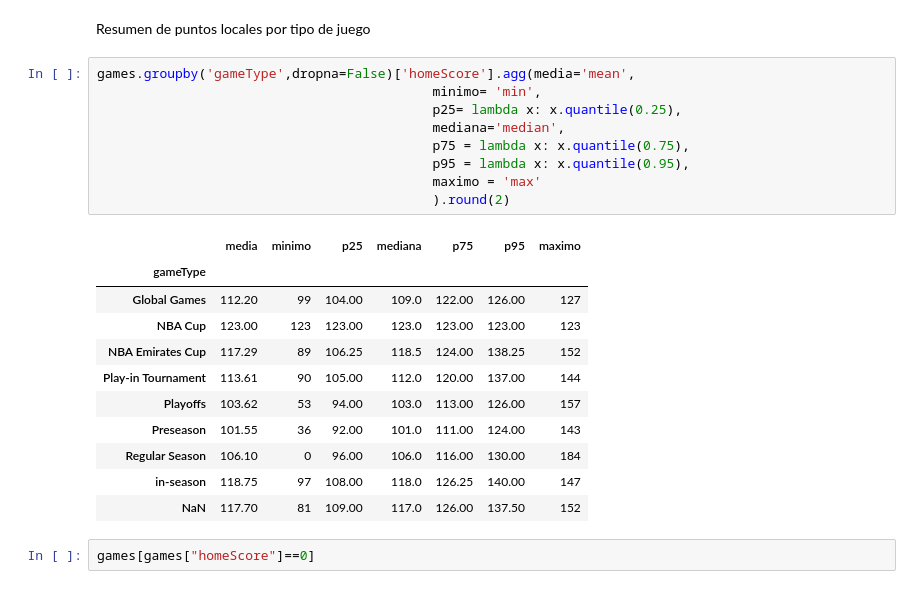
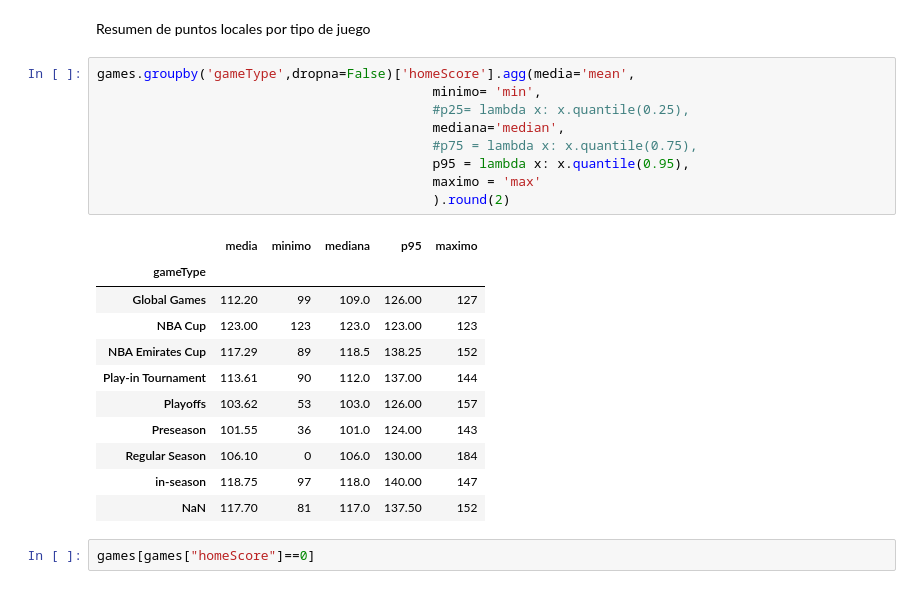
Before and after one commit to 2roma5/Diplomado_M1, a Jupyter notebook: nba.ipynb, the cells around one changed output. Drawn from its saved outputs; the diff is of its cells as text.

```diff
--- a/nba.ipynb
+++ b/nba.ipynb
@@ -546,24 +555,24 @@ Resumen de puntos locales por tipo de juego
 # %%
 games.groupby('gameType',dropna=False)['homeScore'].agg(media='mean',
                                            minimo= 'min',
-                                           p25= lambda x: x.quantile(0.25),
+                                           #p25= lambda x: x.quantile(0.25),
                                            mediana='median',
-                                           p75 = lambda x: x.quantile(0.75),
+                                           #p75 = lambda x: x.quantile(0.75),
                                            p95 = lambda x: x.quantile(0.95),
                                            maximo = 'max'
                                            ).round(2)
 # %% [output]
-|  | media | minimo | p25 | mediana | p75 | p95 | maximo |
-| gameType |  |  |  |  |  |  |  |
-| Global Games | 112.20 | 99 | 104.00 | 109.0 | 122.00 | 126.00 | 127 |
-| NBA Cup | 123.00 | 123 | 123.00 | 123.0 | 123.00 | 123.00 | 123 |
-| NBA Emirates Cup | 117.29 | 89 | 106.25 | 118.5 | 124.00 | 138.25 | 152 |
-| Play-in Tournament | 113.61 | 90 | 105.00 | 112.0 | 120.00 | 137.00 | 144 |
-| Playoffs | 103.62 | 53 | 94.00 | 103.0 | 113.00 | 126.00 | 157 |
-| Preseason | 101.55 | 36 | 92.00 | 101.0 | 111.00 | 124.00 | 143 |
-| Regular Season | 106.10 | 0 | 96.00 | 106.0 | 116.00 | 130.00 | 184 |
-| in-season | 118.75 | 97 | 108.00 | 118.0 | 126.25 | 140.00 | 147 |
-| NaN | 117.70 | 81 | 109.00 | 117.0 | 126.00 | 137.50 | 152 |
+|  | media | minimo | mediana | p95 | maximo |
+| gameType |  |  |  |  |  |
+| Global Games | 112.20 | 99 | 109.0 | 126.00 | 127 |
+| NBA Cup | 123.00 | 123 | 123.0 | 123.00 | 123 |
+| NBA Emirates Cup | 117.29 | 89 | 118.5 | 138.25 | 152 |
+| Play-in Tournament | 113.61 | 90 | 112.0 | 137.00 | 144 |
+| Playoffs | 103.62 | 53 | 103.0 | 126.00 | 157 |
+| Preseason | 101.55 | 36 | 101.0 | 124.00 | 143 |
+| Regular Season | 106.10 | 0 | 106.0 | 130.00 | 184 |
+| in-season | 118.75 | 97 | 118.0 | 140.00 | 147 |
+| NaN | 117.70 | 81 | 117.0 | 137.50 | 152 |
 # %%
 games[games["homeScore"]==0]
 # %% [output]
```
Also changed, not shown: parts of 13 cells of this notebook.
